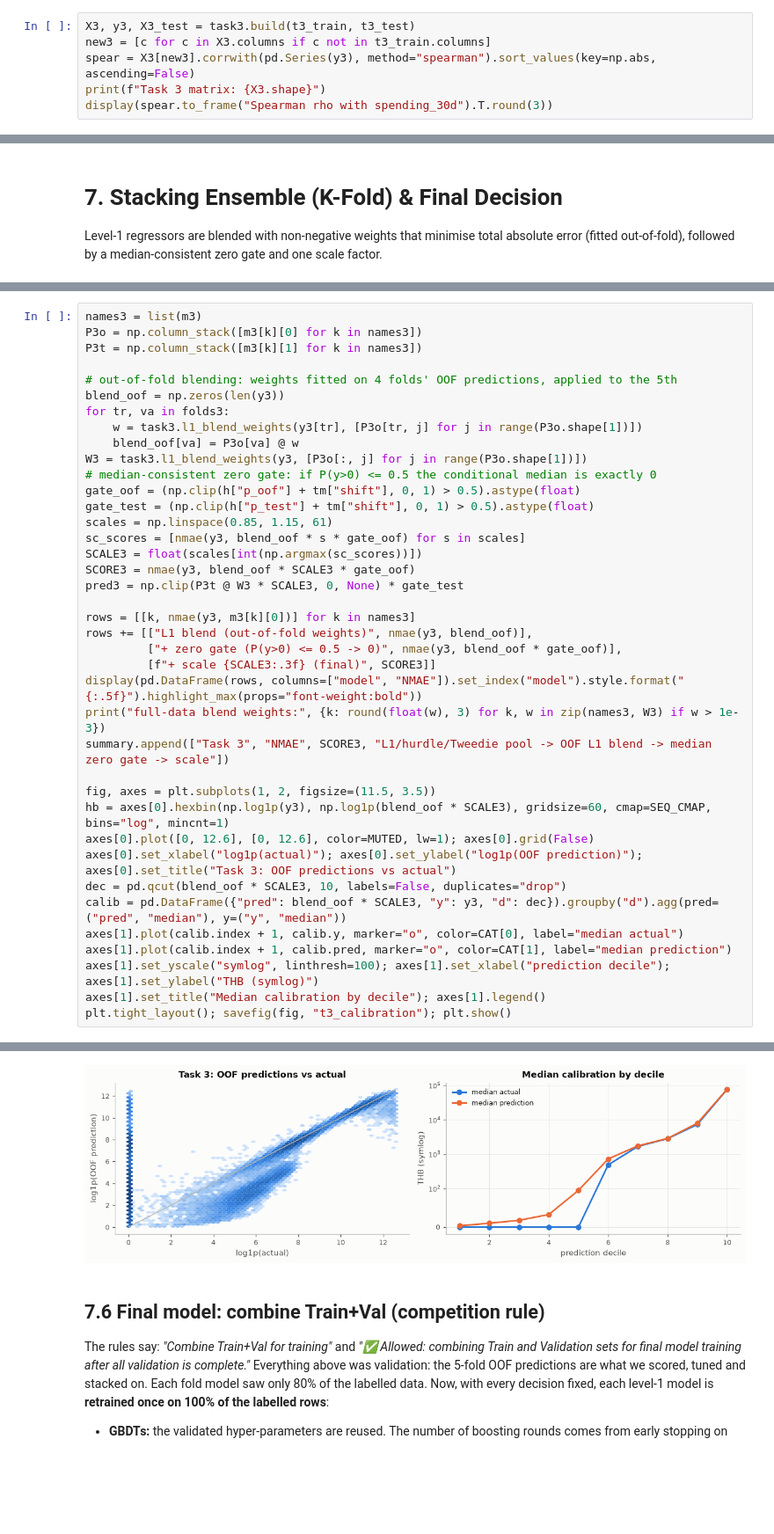
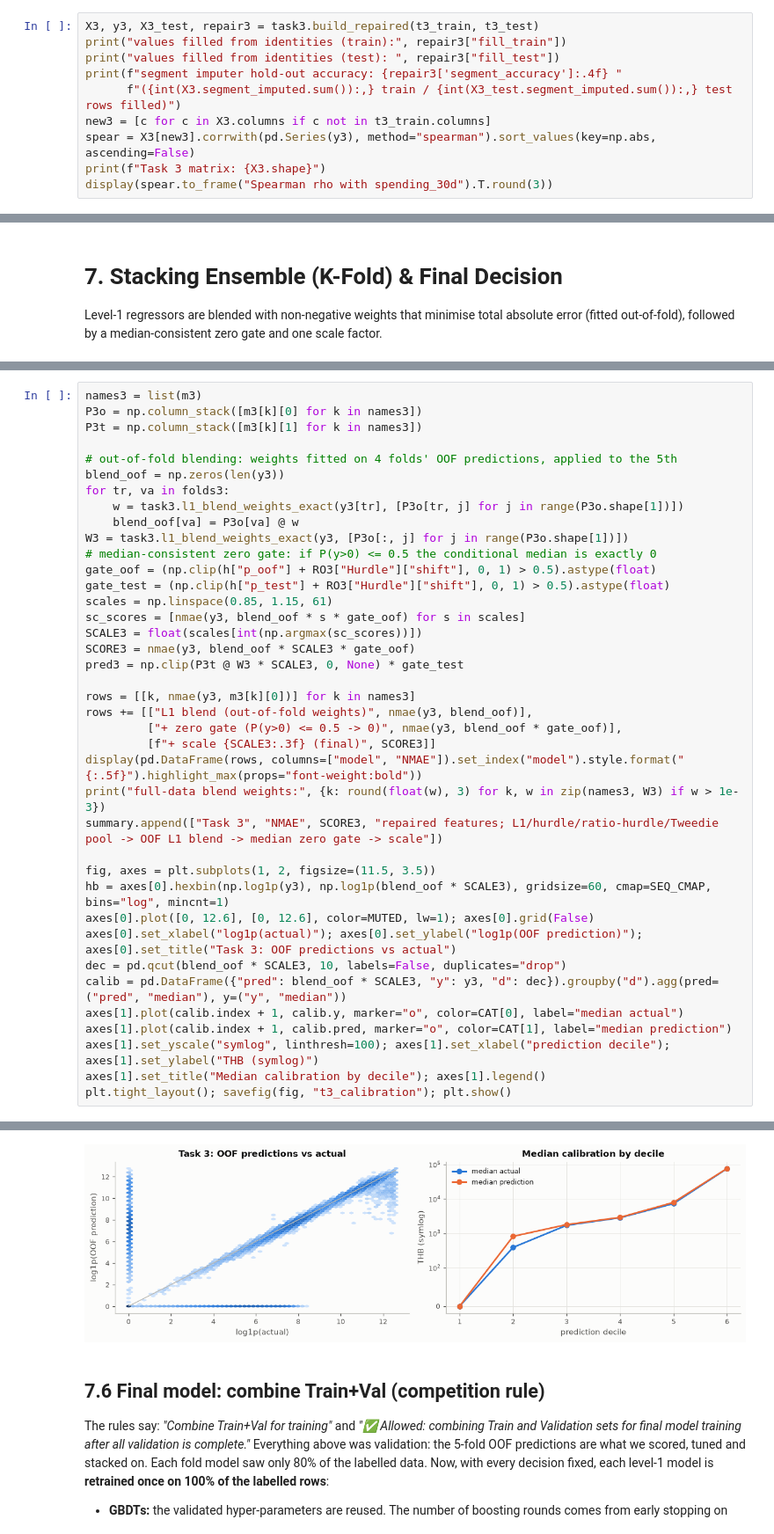
Before and after one commit to Menelaus122/cpe342-kaggle-ML007, a Jupyter notebook: task3/task3.ipynb, the cells around one changed output, grey strips where cells are left out. Shown at 88% size. Cells and saved outputs as stored; diff of their text form; blank space fills up the shorter version.

```diff
--- a/task3/task3.ipynb
+++ b/task3/task3.ipynb
@@ -134,5 +139,9 @@ Recency (`days_since_last_purchase`, recency ratios), frequency (`purchase_frequ
 # %%
-X3, y3, X3_test = task3.build(t3_train, t3_test)
+X3, y3, X3_test, repair3 = task3.build_repaired(t3_train, t3_test)
+print("values filled from identities (train):", repair3["fill_train"])
+print("values filled from identities (test): ", repair3["fill_test"])
+print(f"segment imputer hold-out accuracy: {repair3['segment_accuracy']:.4f} "
+      f"({int(X3.segment_imputed.sum()):,} train / {int(X3_test.segment_imputed.sum()):,} test rows filled)")
 new3 = [c for c in X3.columns if c not in t3_train.columns]
 spear = X3[new3].corrwith(pd.Series(y3), method="spearman").sort_values(key=np.abs, ascending=False)
 print(f"Task 3 matrix: {X3.shape}")
@@ -314,12 +358,12 @@ P3t = np.column_stack([m3[k][1] for k in names3])
 # out-of-fold blending: weights fitted on 4 folds' OOF predictions, applied to the 5th
 blend_oof = np.zeros(len(y3))
 for tr, va in folds3:
-    w = task3.l1_blend_weights(y3[tr], [P3o[tr, j] for j in range(P3o.shape[1])])
+    w = task3.l1_blend_weights_exact(y3[tr], [P3o[tr, j] for j in range(P3o.shape[1])])
     blend_oof[va] = P3o[va] @ w
-W3 = task3.l1_blend_weights(y3, [P3o[:, j] for j in range(P3o.shape[1])])
+W3 = task3.l1_blend_weights_exact(y3, [P3o[:, j] for j in range(P3o.shape[1])])
 # median-consistent zero gate: if P(y>0) <= 0.5 the conditional median is exactly 0
-gate_oof = (np.clip(h["p_oof"] + tm["shift"], 0, 1) > 0.5).astype(float)
-gate_test = (np.clip(h["p_test"] + tm["shift"], 0, 1) > 0.5).astype(float)
+gate_oof = (np.clip(h["p_oof"] + RO3["Hurdle"]["shift"], 0, 1) > 0.5).astype(float)
+gate_test = (np.clip(h["p_test"] + RO3["Hurdle"]["shift"], 0, 1) > 0.5).astype(float)
 scales = np.linspace(0.85, 1.15, 61)
 sc_scores = [nmae(y3, blend_oof * s * gate_oof) for s in scales]
 SCALE3 = float(scales[int(np.argmax(sc_scores))])
@@ -332,7 +376,7 @@ rows += [["L1 blend (out-of-fold weights)", nmae(y3, blend_oof)],
          [f"+ scale {SCALE3:.3f} (final)", SCORE3]]
 display(pd.DataFrame(rows, columns=["model", "NMAE"]).set_index("model").style.format("{:.5f}").highlight_max(props="font-weight:bold"))
 print("full-data blend weights:", {k: round(float(w), 3) for k, w in zip(names3, W3) if w > 1e-3})
-summary.append(["Task 3", "NMAE", SCORE3, "L1/hurdle/Tweedie pool -> OOF L1 blend -> median zero gate -> scale"])
+summary.append(["Task 3", "NMAE", SCORE3, "repaired features; L1/hurdle/ratio-hurdle/Tweedie pool -> OOF L1 blend -> median zero gate -> scale"])
 
 fig, axes = plt.subplots(1, 2, figsize=(11.5, 3.5))
 hb = axes[0].hexbin(np.log1p(y3), np.log1p(blend_oof * SCALE3), gridsize=60, cmap=SEQ_CMAP, bins="log", mincnt=1)
@@ -363,4 +412,4 @@ full-data blend weights: {'LGB-L1 raw THB': 0.057, 'XGB-L1 raw THB': 0.207, 'Cat
-[figure, old version]
+[figure, new version]
 # %% [markdown]
 ## 7.6 Final model: combine Train+Val (competition rule)
 The rules say: *"Combine Train+Val for training"* and *"✅ Allowed: combining Train and Validation sets for final model training after all validation is complete."* Everything above was validation: the 5-fold OOF predictions are what we scored, tuned and stacked on. Each fold model saw only 80% of the labelled data. Now, with every decision fixed, each level-1 model is **retrained once on 100% of the labelled rows**:
```
Also changed, not shown: parts of 14 cells of this notebook, 51 other files.
